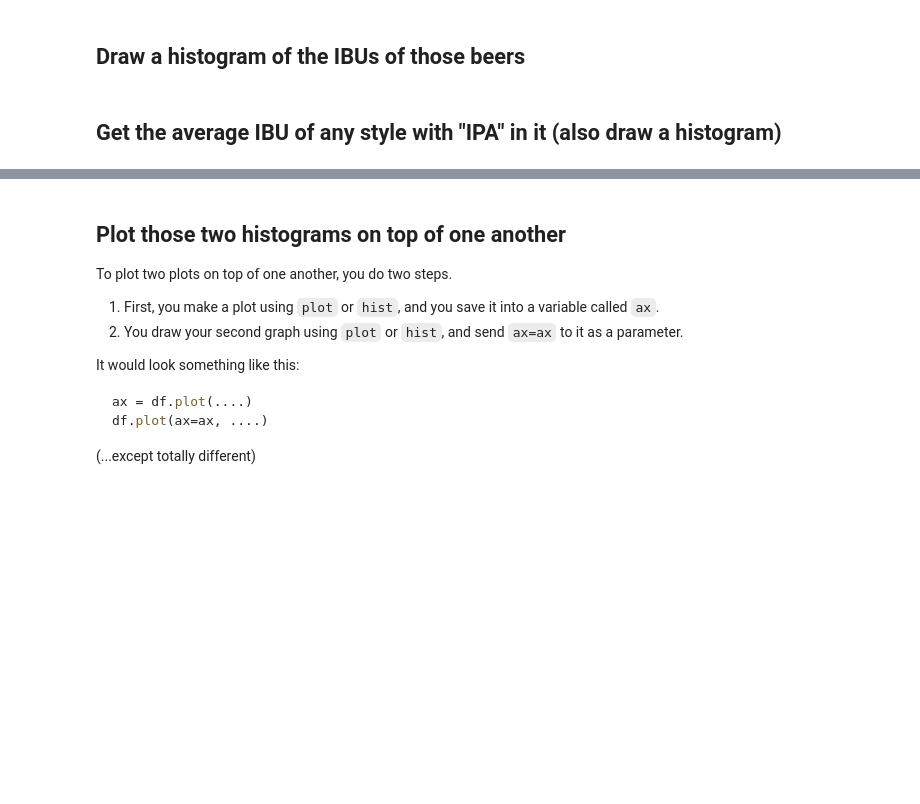
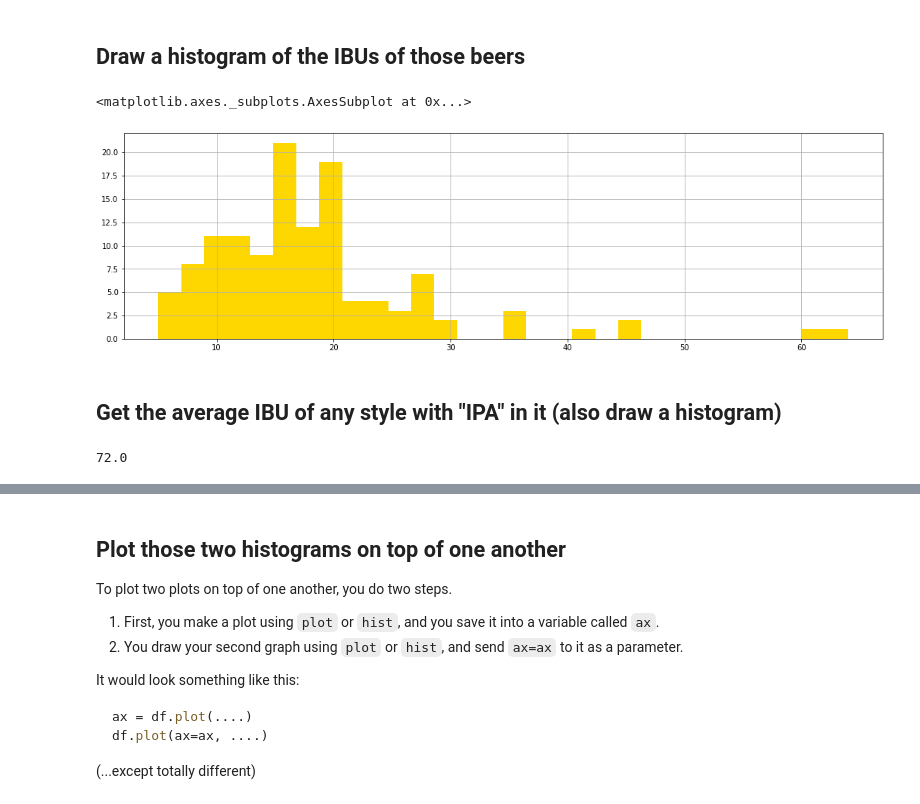
Before and after one commit to domhnallog/06-homework, a Jupyter notebook: 01-beer-cans.ipynb, the cells around one changed output, grey strips where cells are left out. Cells and saved outputs as stored; diff of their text form; code cells hidden in the pictures; blank space fills up the shorter version.

```diff
--- a/01-beer-cans.ipynb
+++ b/01-beer-cans.ipynb
@@ -270,3 +447,6 @@ Put the highest at the top, and the missing ones at the bottom.
 I'm counting these as wheat beers. If you see any other wheat beer categories, feel free to include them. I want ONE measurement and ONE graph, not three separate ones. And 20 to 30 bins in the histogram, please.
 
 - *Tip: I hope that `isin` is in your toolbox*
+# %%
+Wheats = ["Witbier","Hefeweizen","American Pale Wheat Ale","Berliner Weissbier","Gose","Kristalweizen"]
+df[df['Style'].isin(Wheats)].IBUs.mean().round()
@@ -273,4 +466,13 @@ I'm counting these as wheat beers. If you see any other wheat beer categories, f
 # %% [markdown]
 ## Draw a histogram of the IBUs of those beers
+# %%
+df[df['Style'].isin(Wheats)].IBUs.dropna().hist(bins=30, color='gold', figsize=(18,5))
+# %% [output]
+<matplotlib.axes._subplots.AxesSubplot at 0x...>
+[figure, added]
 # %% [markdown]
 ## Get the average IBU of any style with "IPA" in it (also draw a histogram)
+# %%
+df[df.Style.str.contains(".*IPA.*", na=False)].IBUs.mean().round()
+# %% [output]
+72.0
```
Also changed, not shown: parts of 27 cells of this notebook.
